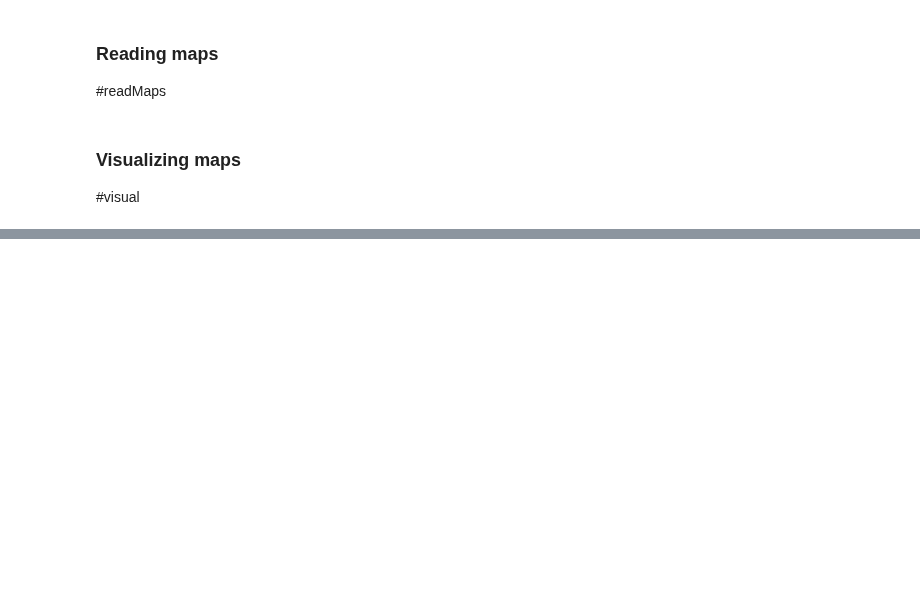
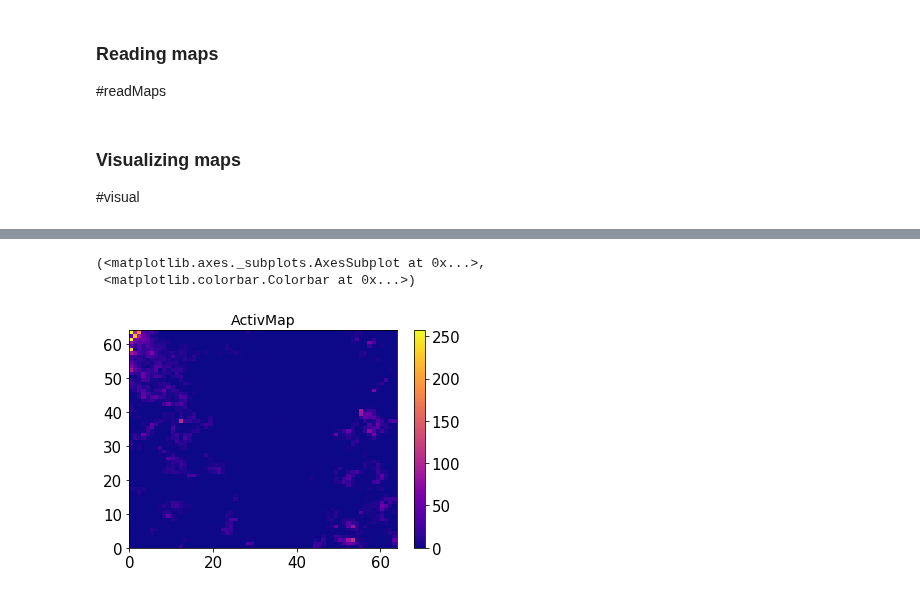
Before and after one commit to ShrRa/COSMOS_SOM, a Jupyter notebook: SOM-Visualization.ipynb, the cells around one changed output, grey strips where cells are left out. Drawn from its saved outputs; the diff is of its cells as text; code cells hidden in the pictures; blank space fills up the shorter version.

```diff
--- a/SOM-Visualization.ipynb
+++ b/SOM-Visualization.ipynb
@@ -115,2 +115,11 @@ Text(0.45, 0.91, 'mapsRunOnRunBig')
 # %%
 fig.savefig(join(dirSOM,nameOfExperiment,dirPlots,mapKey+imSaveFormat))
+# %%
+mapToPlot=mapsAll['mapsTrainOnRunBig']['activMap']
+title='ActivMap'
+plotSOM(mapToPlot,height=h, width=w,title=title,saveFlag=False,saveName='',axs=None,cmap='plasma',
+            vmin=None,vmax=None,badVal=None,under=False,cb=True)
+# %% [output]
+(<matplotlib.axes._subplots.AxesSubplot at 0x...>,
+ <matplotlib.colorbar.Colorbar at 0x...>)
+[figure, added]
```
Also changed, not shown: parts of 3 cells of this notebook.
